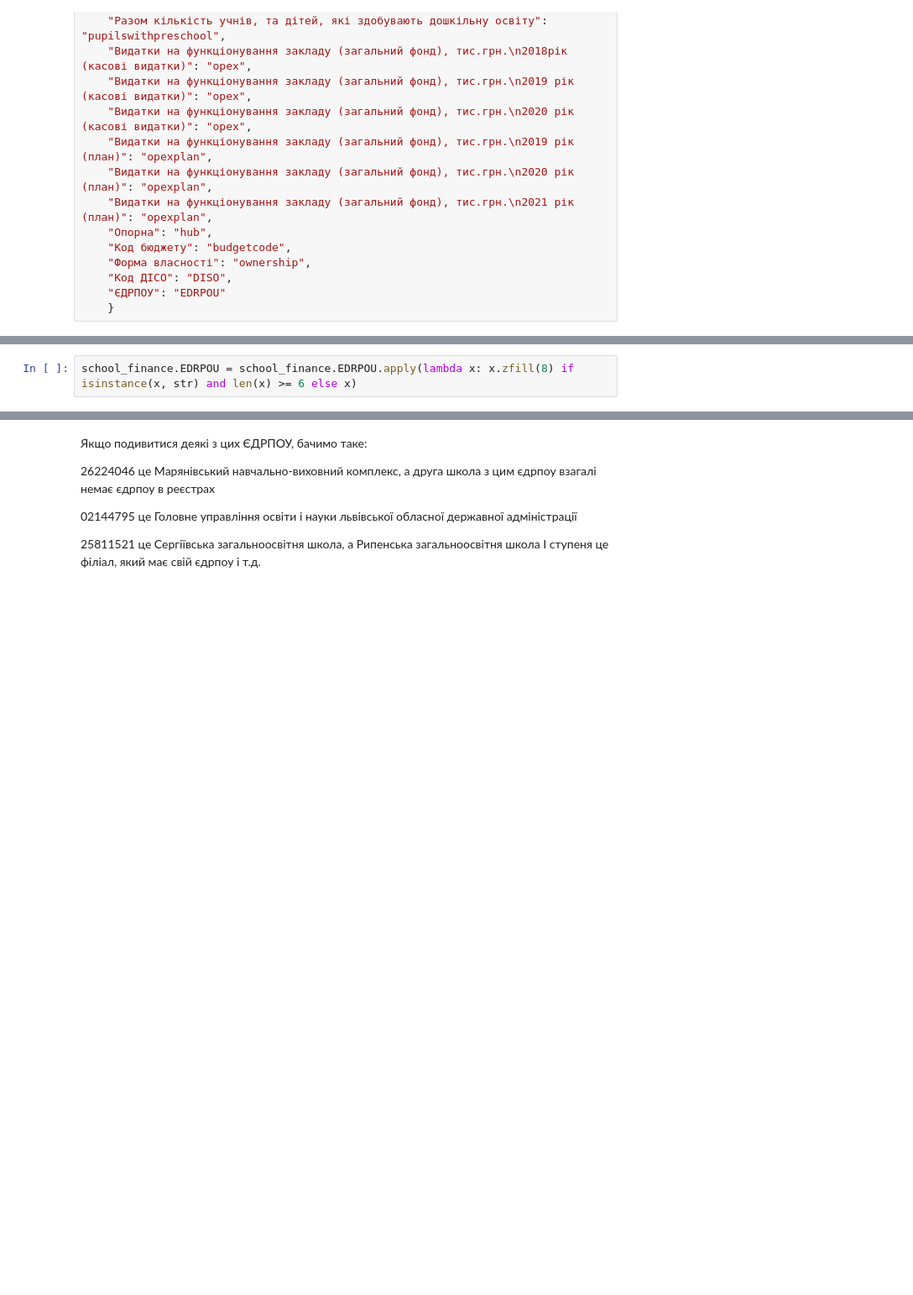
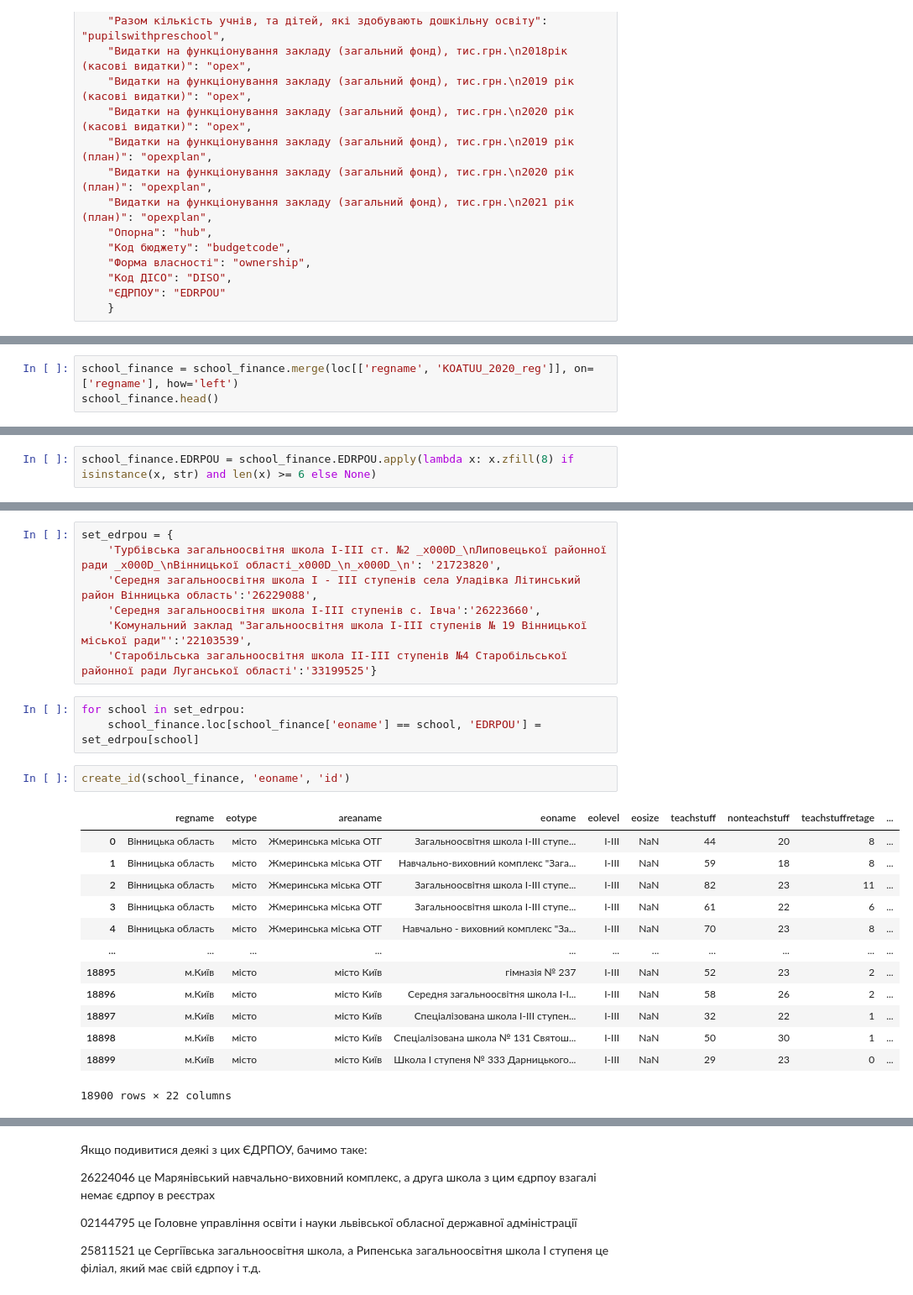
Before and after one commit to DataResponsibly/ZNO-Dataset, a Jupyter notebook: notebooks/tables_creation/Schools_stats_table.ipynb, the cells around one changed output, grey strips where cells are left out. Shown at 84% size. Saved outputs shown, nothing was run; the diff lists cells and outputs as text; blank space fills up the shorter version.

```diff
--- a/notebooks/tables_creation/Schools_stats_table.ipynb
+++ b/notebooks/tables_creation/Schools_stats_table.ipynb
@@ -104,0 +152,3 @@ school_finance
+# %%
+school_finance = school_finance.merge(loc[['regname', 'KOATUU_2020_reg']], on=['regname'], how='left')
+school_finance.head()
@@ -109,2 +222,2 @@ array([nan, '62059', '7995', '0', '11'], dtype=object)
 # %%
-school_finance.EDRPOU = school_finance.EDRPOU.apply(lambda x: x.zfill(8) if isinstance(x, str) and len(x) >= 6 else x)
+school_finance.EDRPOU = school_finance.EDRPOU.apply(lambda x: x.zfill(8) if isinstance(x, str) and len(x) >= 6 else None)
@@ -120 +233,27 @@ school_finance[(school_finance.EDRPOU.str.strip().str.len() != 8) & (school_fina
+# %%
+set_edrpou = {
+    'Турбівська загальноосвітня школа І-ІІІ ст. №2 _x000D_\nЛиповецької районної ради _x000D_\nВінницької області_x000D_\n_x000D_\n': '21723820',
+    'Середня загальноосвітня школа І - ІІІ ступенів села Уладівка Літинський район Вінницька область':'26229088',
+    'Середня загальноосвітня школа І-ІІІ ступенів с. Івча':'26223660',
+    'Комунальний заклад "Загальноосвітня школа І-ІІІ ступенів № 19 Вінницької міської ради"':'22103539',
+    'Старобільська загальноосвітня школа ІІ-ІІІ ступенів №4 Старобільської районної ради Луганської області':'33199525'}
+# %%
+for school in set_edrpou:
+    school_finance.loc[school_finance['eoname'] == school, 'EDRPOU'] = set_edrpou[school]
+# %%
+create_id(school_finance, 'eoname', 'id')
+# %% [output]
+|  | regname | eotype | areaname | eoname | eolevel | eosize | teachstuff | nonteachstuff | teachstuffretage | ... |
+| 0 | Вінницька область | місто | Жмеринська міська ОТГ | Загальноосвітня школа І-ІІІ ступе... | I-III | NaN | 44 | 20 | 8 | ... |
+| 1 | Вінницька область | місто | Жмеринська міська ОТГ | Навчально-виховний комплекс "Зага... | I-III | NaN | 59 | 18 | 8 | ... |
+| 2 | Вінницька область | місто | Жмеринська міська ОТГ | Загальноосвітня школа І-ІІІ ступе... | I-III | NaN | 82 | 23 | 11 | ... |
+| 3 | Вінницька область | місто | Жмеринська міська ОТГ | Загальноосвітня школа I-III ступе... | I-III | NaN | 61 | 22 | 6 | ... |
+| 4 | Вінницька область | місто | Жмеринська міська ОТГ | Навчально - виховний комплекс "За... | I-III | NaN | 70 | 23 | 8 | ... |
+| ... | ... | ... | ... | ... | ... | ... | ... | ... | ... | ... |
+| 18895 | м.Київ | місто | місто Київ | гімназія № 237 | I-III | NaN | 52 | 23 | 2 | ... |
+| 18896 | м.Київ | місто | місто Київ | Середня загальноосвітня школа І-І... | I-III | NaN | 58 | 26 | 2 | ... |
+| 18897 | м.Київ | місто | місто Київ | Спеціалізована школа І-ІІІ ступен... | I-III | NaN | 32 | 22 | 1 | ... |
+| 18898 | м.Київ | місто | місто Київ | Спеціалізована школа № 131 Святош... | I-III | NaN | 50 | 30 | 1 | ... |
+| 18899 | м.Київ | місто | місто Київ | Школа І ступеня № 333 Дарницького... | I-III | NaN | 29 | 23 | 0 | ... |
+18900 rows × 22 columns
 # %% [markdown]
```
Also changed, not shown: parts of 31 cells of this notebook.
